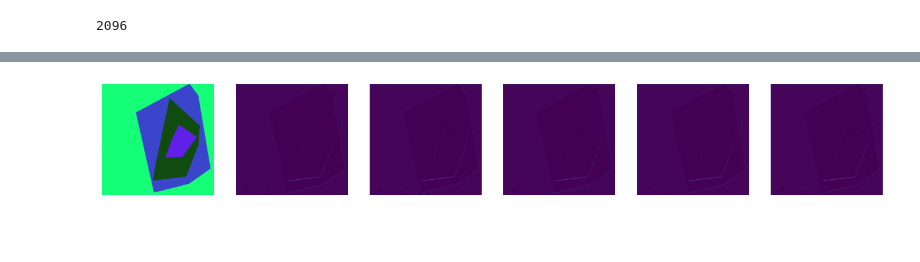
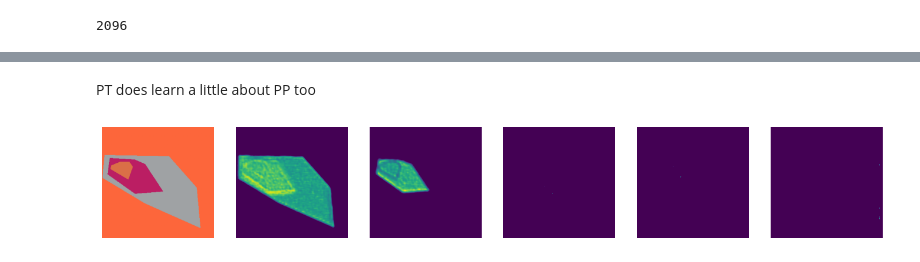
Before and after one commit to ankusharudkar/HIS, a Jupyter notebook: his_POCs/Recurrent_benchmarks.ipynb, the cells around one changed output, grey strips where cells are left out. Saved outputs shown, nothing was run; the diff lists cells and outputs as text; code cells hidden in the pictures; blank space fills up the shorter version.

```diff
--- a/his_POCs/Recurrent_benchmarks.ipynb
+++ b/his_POCs/Recurrent_benchmarks.ipynb
@@ -1057,0 +1490,9 @@ show_results(model, dPP500.val, 4, height=300, width=300)
+# %%
+train(dPP500,
+      model,
+      optimizer,
+      loss,
+      writer,
+      n_epochs=(0,30),
+      norm=255,
+      )
@@ -1065,0 +1629,6 @@ n_params(model)
+# %%
+model = RCNNCell(3, 300, 300, UnitProcess=SegNet).to("cuda")
+optimizer = torch.optim.Adam(model.parameters(), lr=1e-5)
+loss = torch.nn.BCEWithLogitsLoss(pos_weight=torch.tensor(4.).cuda())
+writer = SummaryWriter(f"./runs/PT500/RCNN_SegNet_4", comment="BCE_pos=4.0, segnet, lr=1e-3, dropout")
+n_params(model)
@@ -1069,7 +1640,7 @@ train(dPP500,
       optimizer,
       loss,
       writer,
-      n_epochs=(20,100),
-      norm=255.0,
+      n_epochs=(0, 100),
+      norm=255,
       dice=True)
 # %% [output]
@@ -1092 +1663,4 @@ Epoch 99: 1.0897166454792022
   49/500
+# %%
+# torch.save(model, "./models/PT500_RSegNet")
+model = torch.load("./models/PT500_RSegNet")
@@ -1093,4 +1680,6 @@ Epoch 99: 1.0897166454792022
+# %% [markdown]
+PT does learn a little about PP too
 # %%
-show_results(model, dPP500.val, 4, height=300, width=300)
+show_results(model, dPP500.val, 1, height=300, width=300)
 # %% [output]
-[figure, old version]
+[figure, new version]
```
Also changed, not shown: parts of 67 cells of this notebook.
